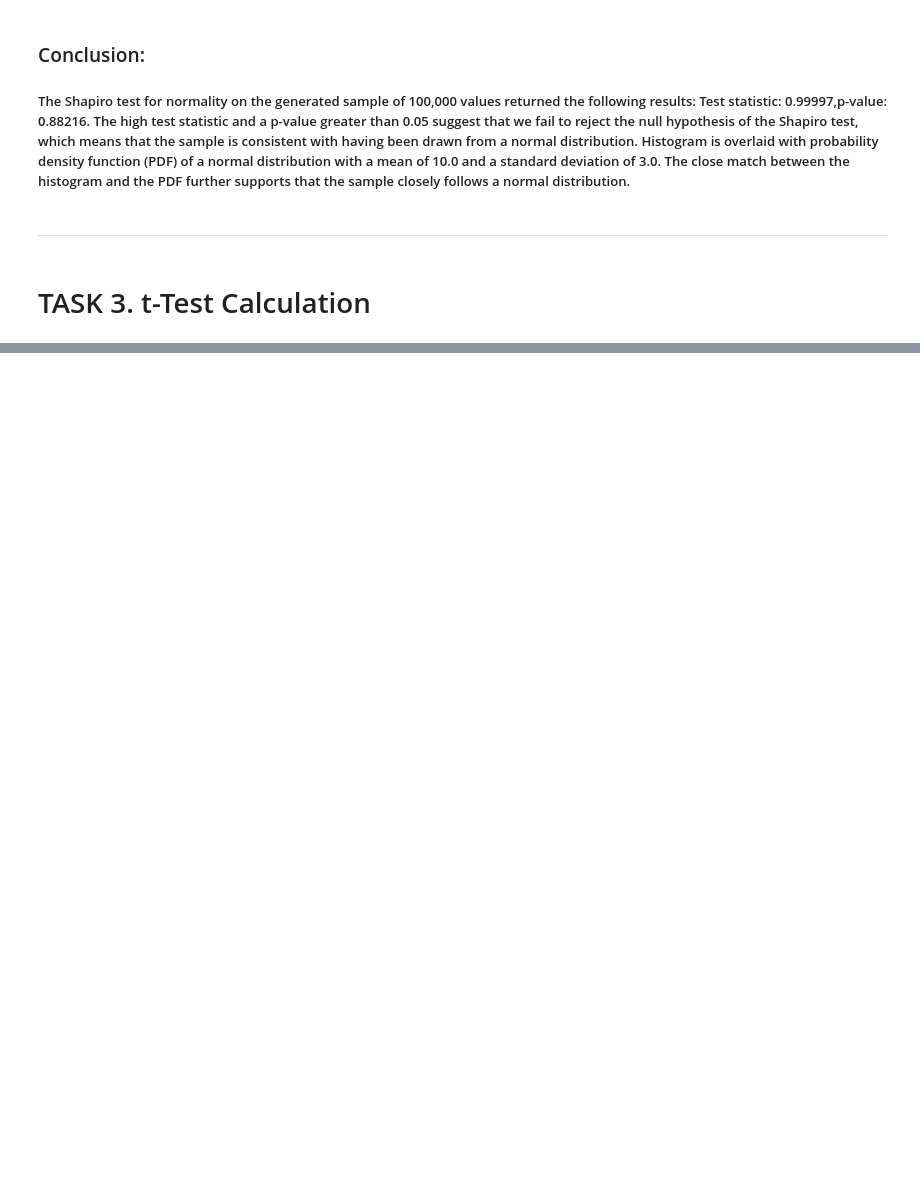
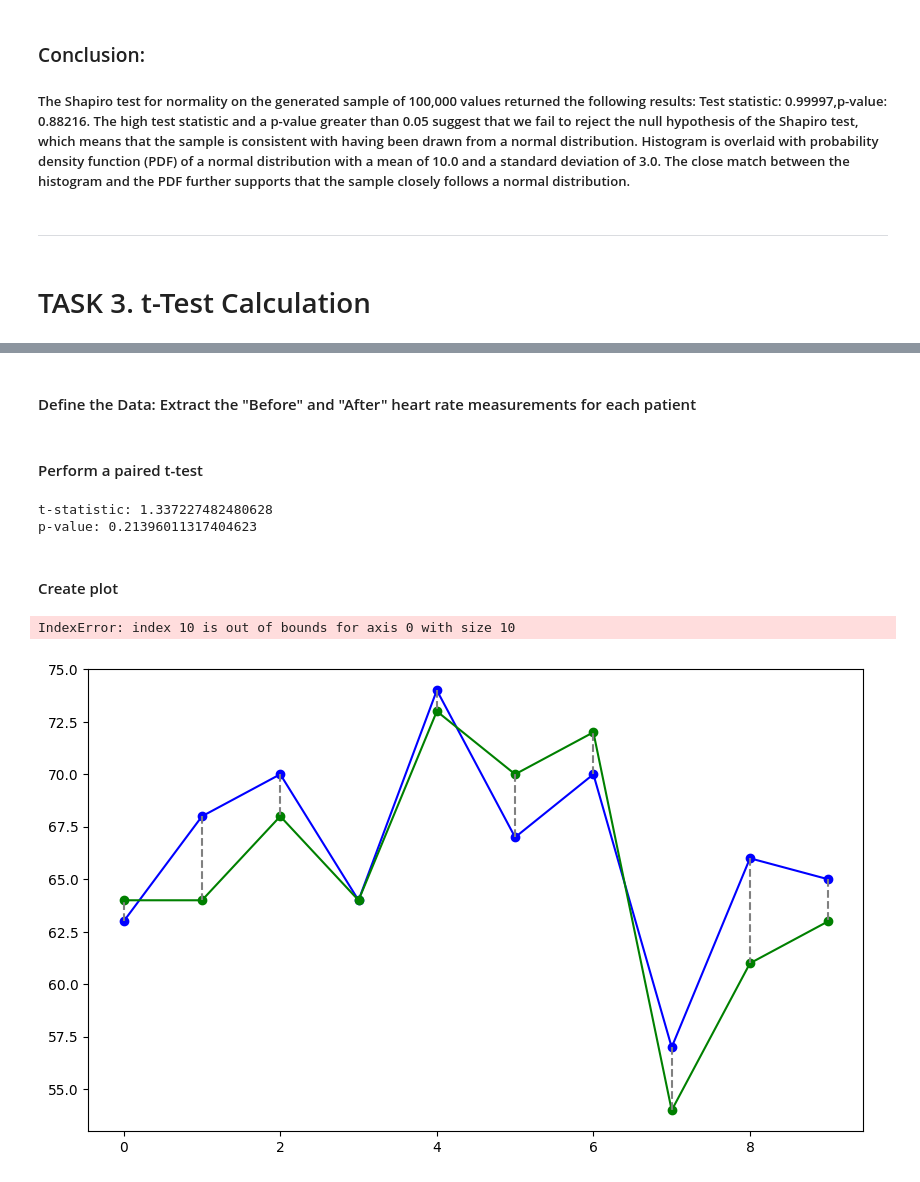
Before and after one commit to YuliiaRysinska/Applied_Statistic, a Jupyter notebook: tasks.ipynb, the cells around one changed output, grey strips where cells are left out. Cells and saved outputs as stored; diff of their text form; code cells hidden in the pictures; blank space fills up the shorter version.

Commit message:
task 3 (t-Test calculation)

```diff
--- a/tasks.ipynb
+++ b/tasks.ipynb
@@ -126,0 +133,37 @@ ShapiroResult(statistic=np.float64(0.9998146575264124), pvalue=np.float64(0.5851
+# %% [markdown]
+#### Define the Data: Extract the "Before" and "After" heart rate measurements for each patient
+# %%
+before = np.array([63, 68, 70, 64, 74, 67, 70, 57, 66, 65])
+after = np.array([64, 64, 68, 64, 73, 70, 72, 54, 61, 63])
+# %% [markdown]
+#### Perform a paired t-test
+# %%
+t_stat_scipy, p_value = stats.ttest_rel(before, after)
+
+# Print the results
+print("t-statistic:", t_stat_scipy)
+print("p-value:", p_value)
+# %% [output]
+t-statistic: 1.337227482480628
+p-value: 0.21396011317404623
+# %% [markdown]
+#### Create plot
+# %%
+plt.figure(figsize=(10, 6))
+
+# Plot before and after heart rates
+plt.plot(before, marker='o', color='blue', linestyle='-', label='Before')
+plt.plot(after, marker='o', color='green', linestyle='-', label='After')
+
+# Plot difference for each patient
+for i in range(n):
+    plt.plot([i, i], [before[i], after[i]], color='gray', linestyle='--')  # Connecting lines
+
+# Adding labels and title
+plt.xlabel('Patient ID')
+plt.ylabel('Resting Heart Rate')
+plt.title('Resting Heart Rates Before and After Two-Week Exercise Program')
+plt.legend()
+# %% [output]
+IndexError: index 10 is out of bounds for axis 0 with size 10
+[figure, added]
```
Also changed, not shown: parts of 12 cells of this notebook.
